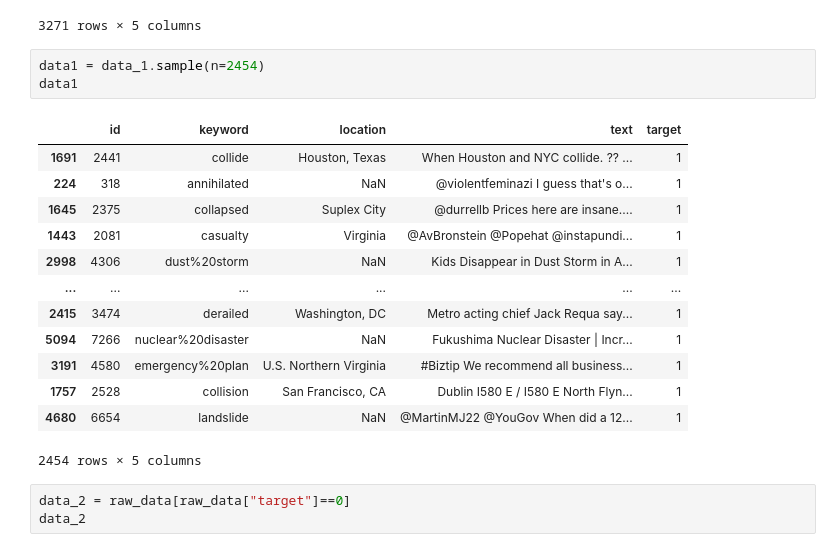
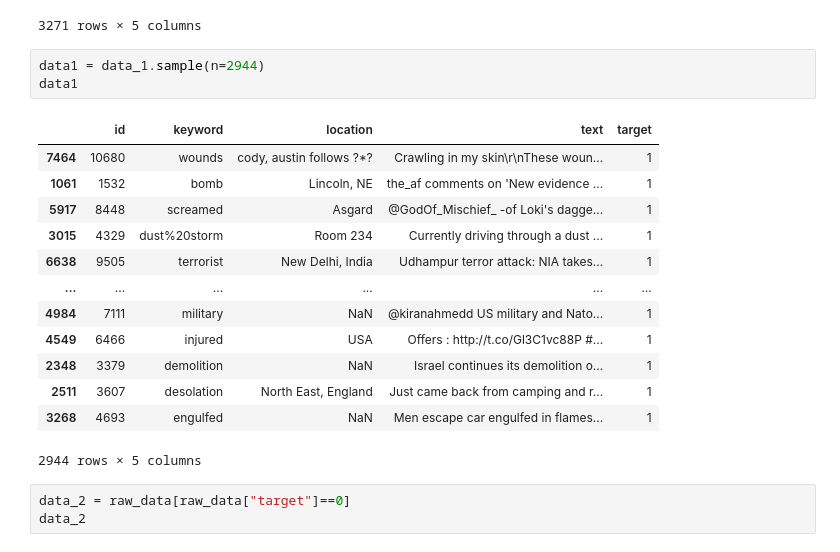
Before and after one commit to ingu627/mlflow_detect_disaster_from_tweets, a Jupyter notebook: etc(preprocess)/extract_data.ipynb, the cells around one changed output. Cells and saved outputs as stored; diff of their text form.

```diff
--- a/etc(preprocess)/extract_data.ipynb
+++ b/etc(preprocess)/extract_data.ipynb
@@ -43,22 +76,22 @@ data_1
 | 7612 | 10873 | NaN | NaN | The Latest: More Homes Razed by N... | 1 |
 3271 rows × 5 columns
 # %%
-data1 = data_1.sample(n=2454)
+data1 = data_1.sample(n=2944)
 data1
 # %% [output]
 |  | id | keyword | location | text | target |
-| 1691 | 2441 | collide | Houston, Texas | When Houston and NYC collide. ?? ... | 1 |
-| 224 | 318 | annihilated | NaN | @violentfeminazi I guess that's o... | 1 |
-| 1645 | 2375 | collapsed | Suplex City | @durrellb Prices here are insane.... | 1 |
-| 1443 | 2081 | casualty | Virginia | @AvBronstein @Popehat @instapundi... | 1 |
-| 2998 | 4306 | dust%20storm | NaN | Kids Disappear in Dust Storm in A... | 1 |
+| 7464 | 10680 | wounds | cody, austin follows ?*? | Crawling in my skin\r\nThese woun... | 1 |
+| 1061 | 1532 | bomb | Lincoln, NE | the_af comments on 'New evidence ... | 1 |
+| 5917 | 8448 | screamed | Asgard | @GodOf_Mischief_ -of Loki's dagge... | 1 |
+| 3015 | 4329 | dust%20storm | Room 234 | Currently driving through a dust ... | 1 |
+| 6638 | 9505 | terrorist | New Delhi, India | Udhampur terror attack: NIA takes... | 1 |
 | ... | ... | ... | ... | ... | ... |
-| 2415 | 3474 | derailed | Washington, DC | Metro acting chief Jack Requa say... | 1 |
-| 5094 | 7266 | nuclear%20disaster | NaN | Fukushima Nuclear Disaster | Incr... | 1 |
-| 3191 | 4580 | emergency%20plan | U.S. Northern Virginia | #Biztip We recommend all business... | 1 |
-| 1757 | 2528 | collision | San Francisco, CA | Dublin I580 E / I580 E North Flyn... | 1 |
-| 4680 | 6654 | landslide | NaN | @MartinMJ22 @YouGov When did a 12... | 1 |
+| 4984 | 7111 | military | NaN | @kiranahmedd US military and Nato... | 1 |
+| 4549 | 6466 | injured | USA | Offers : http://t.co/Gl3C1vc88P #... | 1 |
+| 2348 | 3379 | demolition | NaN | Israel continues its demolition o... | 1 |
+| 2511 | 3607 | desolation | North East, England | Just came back from camping and r... | 1 |
+| 3268 | 4693 | engulfed | NaN | Men escape car engulfed in flames... | 1 |
-2454 rows × 5 columns
+2944 rows × 5 columns
 # %%
 data_2 = raw_data[raw_data["target"]==0]
 data_2
```
Also changed, not shown: parts of 7 cells of this notebook.
